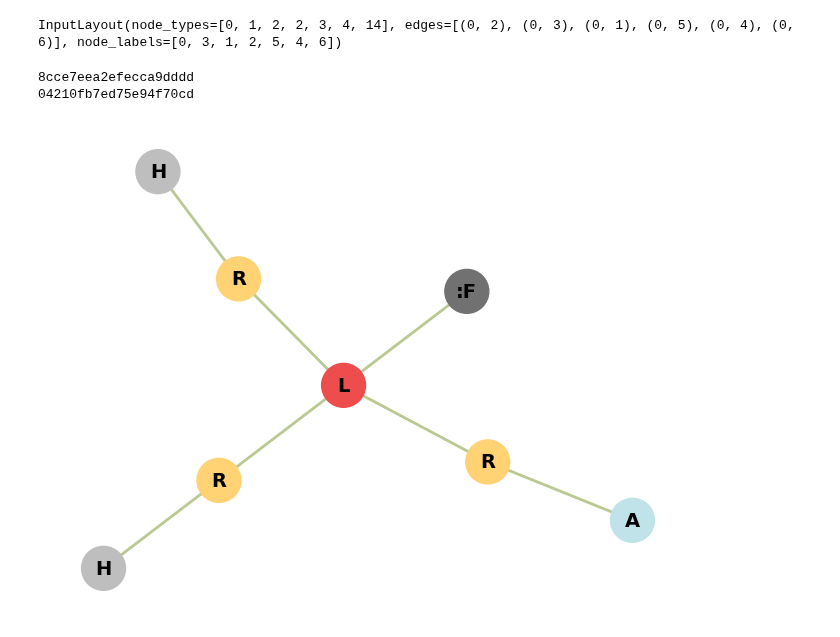
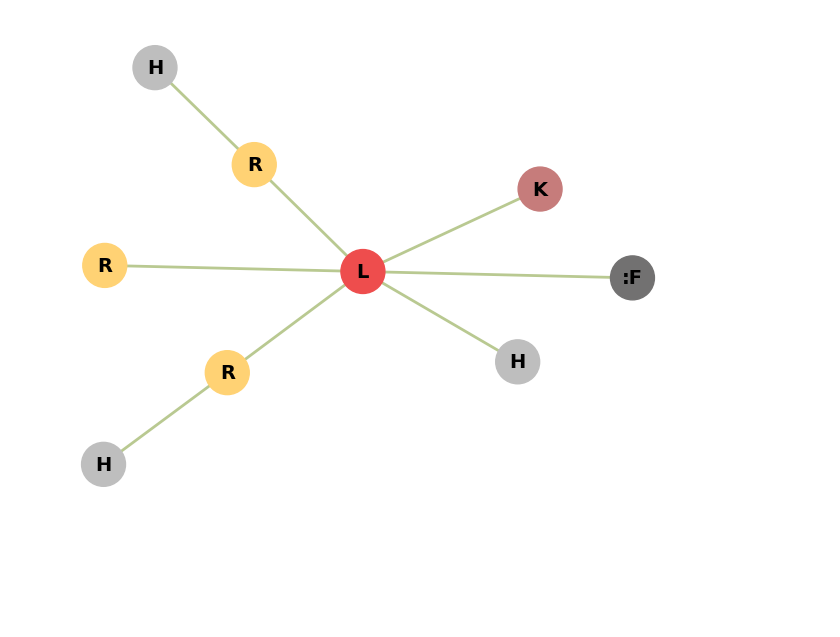
Before and after one commit to enix403/blueprint, a Jupyter notebook: pregen.ipynb, the cells around one changed output. Saved outputs shown, nothing was run; the diff lists cells and outputs as text; code cells hidden in the pictures; blank space fills up the shorter version.

```diff
--- a/pregen.ipynb
+++ b/pregen.ipynb
@@ -117,5 +21,4 @@ def find_closest_graph(query):
 # %%
-# find_closest_graph(sample_graphs.two()).draw()
-sample_graphs.one()
+sg.find_closest_graph(sample_graphs.two()).draw()
 # %% [output]
-InputLayout(node_types=[0, 1, 2, 2, 3, 4, 14], edges=[(0, 2), (0, 3), (0, 1), (0, 5), (0, 4), (0, 6)], node_labels=[0, 3, 1, 2, 5, 4, 6])
+[figure, added]
@@ -135,15 +24,0 @@ g2 = InputLayout(
-# %%
-def graph_folder_name(graph) -> str:
-    sig = canonical_graph_signature(graph)
-    full_hash = hashlib.sha256(sig.encode()).hexdigest()
-    return full_hash[:20]
-
-for g in premade_graphs:
-    print(graph_folder_name(g))
-# %% [output]
-8cce7eea2efecca9dddd
-04210fb7ed75e94f70cd
-# %%
-into_layout([14, 0, 2, 2, 3, 4, 3, 2], [(0, 1), (1, 3), (1, 2), (2, 5), (1, 7), (6, 3), (4, 7)]).draw()
-# %% [output]
-[figure, removed]
```
Also changed, not shown: parts of 12 cells of this notebook, 2 other files.
